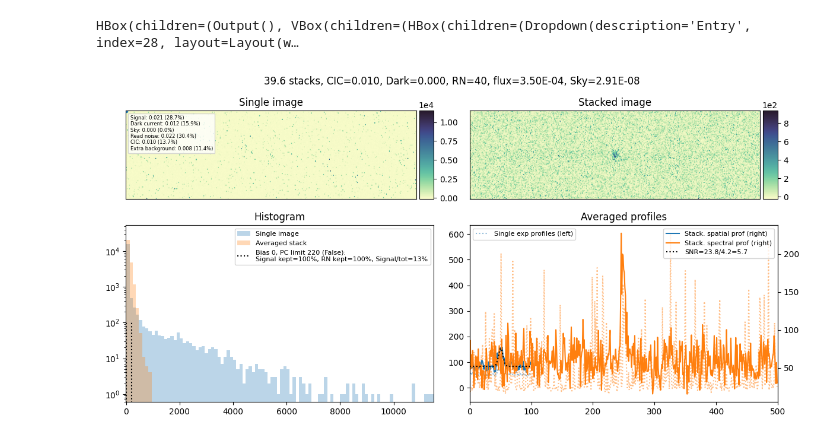
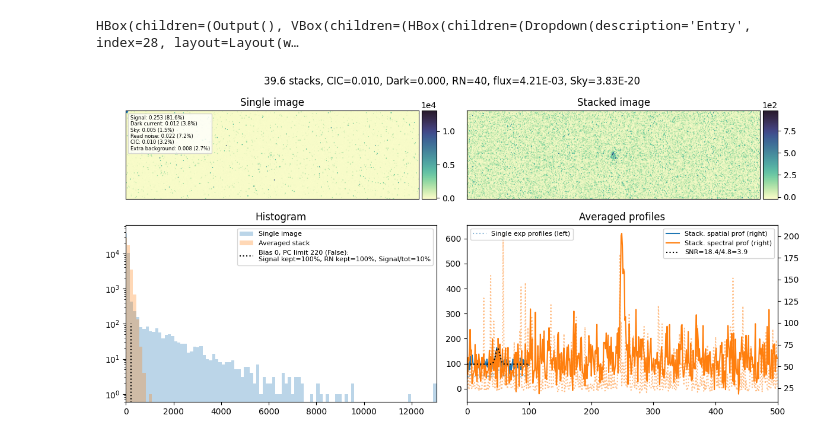
Before and after one commit to vpicouet/spectro-imager-etc, a Jupyter notebook: notebooks/ETC_FB2.ipynb, the cells around one changed output. Drawn from its saved outputs; the diff is of its cells as text; code cells hidden in the pictures.

Commit message:
add image, improve table

```diff
--- a/notebooks/ETC_FB2.ipynb
+++ b/notebooks/ETC_FB2.ipynb
@@ -5,7 +5,7 @@ import warnings
 warnings.filterwarnings("ignore")
 
 def SimulateFIREBallemCCDImage(
-    conv_gain=0.53, EmGain=1500, Bias="Auto", RN=80, p_pCIC=0.0005, p_sCIC=0, Dark=5e-4, Smearing=0.7, SmearExpDecrement=50000, exposure=50, flux=1e-3, source="Slit", Rx=8, Ry=8, size=[100, 100], OSregions=[0, -1], name="Auto", spectra="-", cube="-", n_registers=604, sky=0,save=False,stack=1,readout_time=1.5, cosmic_ray_loss=None, counting=True, QE=0.45, field="targets_F2.csv",QElambda=True,atmlambda=True,fraction_lya=0.05):
+    conv_gain=0.53, EmGain=1500, Bias="Auto", RN=80, p_pCIC=0.0005, p_sCIC=0, Dark=5e-4, Smearing=0.7, SmearExpDecrement=50000, exposure=50, flux=1e-3, source="Slit", Rx=8, Ry=8, size=[100, 100], OSregions=[0, -1], name="Auto", spectra="-", cube="-", n_registers=604, Sky=0,save=False,stack=1,readout_time=1.5, cosmic_ray_loss=None, counting=True, QE=0.45, field="targets_F2.csv",QElambda=True,atmlambda=True,fraction_lya=0.05):
     #%%
     # ConversionGain=0.53
     # EmGain=1500
@@ -23,7 +23,7 @@ def SimulateFIREBallemCCDImage(
     # Ry=4
     # name="Auto"
     # n_registers=604
-    # sky=0
+    # Sky=0
     # save=False
     # stack=stack=1#int(3600*1/50)
     # readout_time=1.5
@@ -33,7 +33,7 @@ def SimulateFIREBallemCCDImage(
 
     # size=[3216, 2069]
     # OSregions=[1066, 2124]
-    # EmGain=1500; Bias=0; RN=80; p_pCIC=1; p_sCIC=0; Dark=1/3600; Smearing=1; SmearExpDecrement=50000; exposure=50; flux=1; sky=4; source="Spectra m=17"; Rx=8; Ry=8;  size=[100, 100]; OSregions=[0, 120]; name="Auto"; spectra="Spectra m=17"; cube="-"; n_registers=604; save=False;readout_time=5;stack=100;QE=0.5
+    # EmGain=1500; Bias=0; RN=80; p_pCIC=1; p_sCIC=0; Dark=1/3600; Smearing=1; SmearExpDecrement=50000; exposure=50; flux=1; Sky=4; source="Spectra m=17"; Rx=8; Ry=8;  size=[100, 100]; OSregions=[0, 120]; name="Auto"; spectra="Spectra m=17"; cube="-"; n_registers=604; save=False;readout_time=5;stack=100;QE=0.5
     from astropy.modeling.functional_models import Gaussian2D, Gaussian1D
     from scipy.sparse import dia_matrix
     from scipy.interpolate import interp1d
@@ -79,7 +79,7 @@ def SimulateFIREBallemCCDImage(
                 a = Table.read("/Users/Vincent/Github/notebooks/Spectra/h_%sfos_spc.fits"%(source.split(" ")[-1]))
                 slits = Table.read("/Users/Vincent/Github/FireBallPipe/Calibration/Targets/2022/" + field).to_pandas()
                 trans = Table.read("/Users/Vincent/Github/FIREBall_IMO/Python Package/FireBallIMO-1.0/FireBallIMO/transmission_pix_resolution.csv")
-                QE = Table.read("/Users/Vincent/Github/FIREBall_IMO/Python Package/FireBallIMO-1.0/FireBallIMO/PSFDetector/efficiencies/QE_2022.csv")
+                QE = Table.read("interpolate/QE_2022.csv")
             QE = interp1d(QE["wave"]*10,QE["QE_corr"])#
             trans["trans_conv"] = np.convolve(trans["col2"],np.ones(5)/5,mode="same")
             trans = trans[:-5]
@@ -170,7 +170,7 @@ def SimulateFIREBallemCCDImage(
 
         slits = Table.read("/Users/Vincent/Github/FireBallPipe/Calibration/Targets/2022/" + field).to_pandas()
         trans = Table.read("/Users/Vincent/Github/FIREBall_IMO/Python Package/FireBallIMO-1.0/FireBallIMO/transmission_pix_resolution.csv")
-        QE = Table.read("/Users/Vincent/Github/FIREBall_IMO/Python Package/FireBallIMO-1.0/FireBallIMO/PSFDetector/efficiencies/QE_2022.csv")
+        QE = Table.read("interpolate/QE_2022.csv")
         QE = interp1d(QE["wave"]*10,QE["QE_corr"])#
         trans["trans_conv"] = np.convolve(trans["col2"],np.ones(5)/5,mode="same")
         trans = trans[:-5]
@@ -303,8 +303,8 @@ def SimulateFIREBallemCCDImage(
         source_im[:fitsim.shape[0],:fitsim.shape[1]]+=fitsim
 
 
-    source_im = (Dark + source_im + sky) * int(exposure)
-    source_im_wo_atm = (Dark + source_im_wo_atm + sky) * int(exposure)
+    source_im = (Dark + source_im + Sky) * int(exposure)
+    source_im_wo_atm = (Dark + source_im_wo_atm + Sky) * int(exposure)
     y_pix=1000
     # print(len(source_im),source_im.shape)
     if readout_time > 10:
@@ -460,7 +460,7 @@ gaus = lambda x, a, xo, sigma, offset: a ** 2 * np.exp(-np.square((x - xo) / sig
 n2,n1=100,500
 class Image(widgets.HBox):
 
-    def __init__(self, exposure_time=50, acquisition_time=1, Sky_LU=4, Signal=5.57e-18, EM_gain=1400,RN=109,CIC_charge=0.005, Dard_current=0.08,readout_time=1.5,x_axis='Spectra 0044p030',counting_mode=False,smearing=0.7,extra_background=0,PSF_RMS_mask=2.5,PSF_RMS_det = 3.5,QE=0.45,cosmic_ray_loss_per_sec=0.005,threshold=5.5,readout_sequence="S2_hdr: 0.97 ADU/e-, FW=52 KADU"):#,conv_gain=0.2,full_well=40000):
+    def __init__(self, exposure_time=50, acquisition_time=1, Sky=4, Signal=5.57e-18, EM_gain=1400,RN=109,CIC_charge=0.005, Dard_current=0.08,readout_time=1.5,x_axis='Spectra 0044p030',counting_mode=False,smearing=0.7,extra_background=0,PSF_RMS_mask=2.5,PSF_RMS_det = 3.5,QE=0.45,cosmic_ray_loss_per_sec=0.005,threshold=5.5,readout_sequence="S2_hdr: 0.97 ADU/e-, FW=52 KADU"):#,conv_gain=0.2,full_well=40000):
         super().__init__()
         self.output = widgets.Output()
         self.extra_background=extra_background
@@ -474,12 +474,12 @@ class Image(widgets.HBox):
             psf_source = 4
         ros_number, conv_gain, full_well = np.array(re.findall(r'[-+]?[0-9]*\.?[0-9]+(?:[eE][-+]?[0-9]+)?', readout_sequence),dtype=float)
 
-        new = Observation(exposure_time=exposure_time,Sky_LU=Sky_LU, acquisition_time=acquisition_time,counting_mode=counting_mode,Signal=Signal,EM_gain=EM_gain,RN=RN,CIC_charge=CIC_charge,Dard_current=Dard_current,readout_time=readout_time,smearing=smearing,extra_background=self.extra_background,PSF_RMS_mask=PSF_RMS_mask,PSF_RMS_det=PSF_RMS_det,QE=QE,cosmic_ray_loss_per_sec=cosmic_ray_loss_per_sec,psf_source=psf_source)
-        sky = np.unique(new.sky)[0]/exposure_time
+        new = Observation(exposure_time=exposure_time,Sky=Sky, acquisition_time=acquisition_time,counting_mode=counting_mode,Signal=Signal,EM_gain=EM_gain,RN=RN,CIC_charge=CIC_charge,Dard_current=Dard_current,readout_time=readout_time,smearing=smearing,extra_background=self.extra_background,PSF_RMS_mask=PSF_RMS_mask,PSF_RMS_det=PSF_RMS_det,QE=QE,cosmic_ray_loss_per_sec=cosmic_ray_loss_per_sec)
+        Sky = np.unique(new.Sky)[0]/exposure_time
         flux = np.unique(new.Signal_el)/exposure_time
 
-        self.im,self.im_stack, self.cube_stack, self.im0, _ = SimulateFIREBallemCCDImage(EmGain=EM_gain, Bias=0, RN=RN, p_pCIC=CIC_charge, p_sCIC=0, Dark=(Dard_current+extra_background)/3600, Smearing=smearing, SmearExpDecrement=50000, exposure=exposure_time, flux=flux, sky=sky, source=x_axis, Rx=PSF_RMS_det, Ry=PSF_RMS_det, size=[n1, n2], OSregions=[0, max(n2,n1)], name="Auto", spectra="-", cube="-", n_registers=604, save=False,readout_time=readout_time,stack=int(new.N_images_true),QE=QE,conv_gain=conv_gain)
-        # self.im0,self.im_stack,self.im = SimulateFIREBallemCCDImage(EmGain=EM_gain, Bias=0, RN=RN, p_pCIC=CIC_charge, p_sCIC=0, Dark=(Dard_current+extra_background)/3600, Smearing=smearing, SmearExpDecrement=50000, exposure=exposure_time, flux=flux, sky=sky, source='fesc=10%, slit=100mu, w=204', Rx=5, Ry=5, size=[100, 100], OSregions=[0, 100], name="Auto", spectra="-", cube="-", n_registers=604, save=False,readout_time=readout_time,stack=int(new.N_images_true))
+        self.im,self.im_stack, self.cube_stack, self.im0, _ = SimulateFIREBallemCCDImage(EmGain=EM_gain, Bias=0, RN=RN, p_pCIC=CIC_charge, p_sCIC=0, Dark=(Dard_current+extra_background)/3600, Smearing=smearing, SmearExpDecrement=50000, exposure=exposure_time, flux=flux, Sky=Sky, source=x_axis, Rx=PSF_RMS_det, Ry=PSF_RMS_det, size=[n1, n2], OSregions=[0, max(n2,n1)], name="Auto", spectra="-", cube="-", n_registers=604, save=False,readout_time=readout_time,stack=int(new.N_images_true),QE=QE,conv_gain=conv_gain)
+        # self.im0,self.im_stack,self.im = SimulateFIREBallemCCDImage(EmGain=EM_gain, Bias=0, RN=RN, p_pCIC=CIC_charge, p_sCIC=0, Dark=(Dard_current+extra_background)/3600, Smearing=smearing, SmearExpDecrement=50000, exposure=exposure_time, flux=flux, Sky=Sky, source='fesc=10%, slit=100mu, w=204', Rx=5, Ry=5, size=[100, 100], OSregions=[0, 100], name="Auto", spectra="-", cube="-", n_registers=604, save=False,readout_time=readout_time,stack=int(new.N_images_true))
         # self.im_stack=self.im_stack/self.im
         self.current_cmap = cmocean.cm.deep# current_cmap = cmocean.cm.solar# self.current_cmap = cmocean.cm.thermal
 
@@ -567,7 +567,7 @@ class Image(widgets.HBox):
         self.cbar2.formatter.set_powerlimits((0, 0))
         self.fig.canvas.toolbar_position = 'bottom'
 
-        title = '%0.1f stacks, CIC=%0.3f, Dark=%0.3f, RN=%i, flux=%0.2E, Sky=%0.2E'%(new.N_images_true,CIC_charge,Dard_current/3600,RN,flux,sky)
+        title = '%0.1f stacks, CIC=%0.3f, Dark=%0.3f, RN=%i, flux=%0.2E, Sky=%0.2E'%(new.N_images_true,CIC_charge,Dard_current/3600,RN,flux,Sky)
 
         self.fig.suptitle(title)
 
@@ -580,8 +580,9 @@ class Image(widgets.HBox):
 
         self.exposure_time = widgets.IntSlider( min=1, max=250,value=exposure_time, layout=Layout(width=width),description='Texp (s)',continuous_update=continuous_update,tooltip="Single frame exposure time in seconds")
         self.acquisition_time = widgets.FloatSlider( min=0.02, max=8,value=acquisition_time, layout=Layout(width=width),description='Taq (h)',continuous_update=continuous_update,tooltip="Total acquisition time in hours")
-        self.Sky_LU = widgets.FloatLogSlider( min=1, max=7,value=10**Sky_LU,base=10, style =style, layout=Layout(width=width),description='Sky (LU)',continuous_update=continuous_update,tooltip="Level of sky background illumination in line units")#4
+        # self.Sky = widgets.FloatLogSlider( min=1, max=7,value=10**Sky,base=10, style =style, layout=Layout(width=width),description='Sky (LU)',continuous_update=continuous_update,tooltip="Level of Sky background illumination in line units")#4
 
+        self.Sky = widgets.FloatLogSlider( min=-19, max=-15,value=Sky,base=10, style =style, layout=Layout(width=width),description='Sky',description_tooltip="Level of Sky background illumination in ergs/cm2/s/arcsec2/Å ")#5.57e-18
 
 
         self.EM_gain = widgets.IntSlider( min=1, max=2000,value=EM_gain, style = style, layout=Layout(width=width),description='EM gain',continuous_update=continuous_update,tooltip="EMCCD amplification gain in e-/e-")
@@ -612,7 +613,7 @@ class Image(widgets.HBox):
         # smearing = widgets.FloatSlider( min=0, max=1.5,value=0.7, layout=Layout(width='500px'),description='CTE not yet',step=0.001)#'$t_{aq}$ (h)') #widgets.Dropdown(options=[0.2,0.7,1.2],value=0.7,description='Smearing (pix)')
 
         def reset(_):
-            # for name in ["exposure_time","acquisition_time","Sky_LU","Signal","EM_gain","RN","CIC_charge","smearing","Dard_current","readout_time","x_axis","counting_mode","smearing","extra_background","QE"]:
+            # for name in ["exposure_time","acquisition_time","Sky","Signal","EM_gain","RN","CIC_charge","smearing","Dard_current","readout_time","x_axis","counting_mode","smearing","extra_background","QE"]:
             #     rsetattr(self, '%s.value'%(name), locals_[name])
             self.readout_time.value = self.readout_time.value - 0.001
             # self.update()
@@ -626,16 +627,16 @@ class Image(widgets.HBox):
         self.smearing = widgets.FloatSlider( min=0, max=2,value=smearing, layout=Layout(width=width),description='Smearing',step=0.01,continuous_update=continuous_update)#'$t_{aq}$ (h)') #widgets.Dropdown(options=[0.2,0.7,1.2],value=0.7,description='Smearing (pix)')
 #         self.smearing.layout.visibility = 'hidden'
 
-        # wids = widgets.interact(self.update,x_axis=x_axis,counting_mode=False,exposure_time=exposure_time,Sky_LU=Sky_LU,acquisition_time=acquisition_time,Signal=Signal,EM_gain=EM_gain,RN=RN, CIC_charge=CIC_charge, Dard_current=Dard_current, readout_time=readout_time)
-        wids = widgets.interactive(self.update,x_axis=self.x_axis,smearing=self.smearing,counting_mode=self.counting_mode,exposure_time=self.exposure_time,Sky_LU=self.Sky_LU,acquisition_time=self.acquisition_time,EM_gain=self.EM_gain,RN=self.RN, CIC_charge=self.CIC_charge, Dard_current=self.Dard_current, readout_time=self.readout_time,fwhm = self.fwhm,QE=self.QE, extra_background=self.extra_background,threshold=self.threshold,QElambda=self.QElambda,atmlambda=self.atmlambda,readout_sequence=self.readout_sequence,units=self.units,fraction_lya=self.fraction_lya)#,reset=self.reset)#,Signal=self.Signal,conv_gain=self.conv_gain, full_well=self.full_well
-        # controls = VBox([HBox([self.x_axis,self.reset,self.threshold,self.counting_mode,self.QElambda,self.atmlambda]),   HBox([self.Sky_LU,self.EM_gain,self.smearing])     ,  HBox([self.acquisition_time,self.Dard_current,self.CIC_charge]),    HBox([self.exposure_time,self.RN,self.readout_time]) , HBox([self.fwhm, self.extra_background, self.QE]) , HBox([self.readout_sequence, self.units, self.fraction_lya])] )#self.conv_gain, self.full_well
-        controls = VBox([HBox([self.x_axis,self.reset,self.readout_sequence, self.units]),   HBox([self.Sky_LU,self.EM_gain,self.smearing])     ,  HBox([self.acquisition_time,self.Dard_current,self.CIC_charge]),    HBox([self.exposure_time,self.RN,self.readout_time]) , HBox([self.fwhm, self.extra_background, self.QE]) , HBox([self.fraction_lya, self.counting_mode,self.atmlambda,self.QElambda,self.threshold,])] )#self.conv_gain, self.full_well
+        # wids = widgets.interact(self.update,x_axis=x_axis,counting_mode=False,exposure_time=exposure_time,Sky=Sky,acquisition_time=acquisition_time,Signal=Signal,EM_gain=EM_gain,RN=RN, CIC_charge=CIC_charge, Dard_current=Dard_current, readout_time=readout_time)
+        wids = widgets.interactive(self.update,x_axis=self.x_axis,smearing=self.smearing,counting_mode=self.counting_mode,exposure_time=self.exposure_time,Sky=self.Sky,acquisition_time=self.acquisition_time,EM_gain=self.EM_gain,RN=self.RN, CIC_charge=self.CIC_charge, Dard_current=self.Dard_current, readout_time=self.readout_time,fwhm = self.fwhm,QE=self.QE, extra_background=self.extra_background,threshold=self.threshold,QElambda=self.QElambda,atmlambda=self.atmlambda,readout_sequence=self.readout_sequence,units=self.units,fraction_lya=self.fraction_lya)#,reset=self.reset)#,Signal=self.Signal,conv_gain=self.conv_gain, full_well=self.full_well
+        # controls = VBox([HBox([self.x_axis,self.reset,self.threshold,self.counting_mode,self.QElambda,self.atmlambda]),   HBox([self.Sky,self.EM_gain,self.smearing])     ,  HBox([self.acquisition_time,self.Dard_current,self.CIC_charge]),    HBox([self.exposure_time,self.RN,self.readout_time]) , HBox([self.fwhm, self.extra_background, self.QE]) , HBox([self.readout_sequence, self.units, self.fraction_lya])] )#self.conv_gain, self.full_well
+        controls = VBox([HBox([self.x_axis,self.reset,self.readout_sequence, self.units]),   HBox([self.Sky,self.EM_gain,self.smearing])     ,  HBox([self.acquisition_time,self.Dard_current,self.CIC_charge]),    HBox([self.exposure_time,self.RN,self.readout_time]) , HBox([self.fwhm, self.extra_background, self.QE]) , HBox([self.fraction_lya, self.counting_mode,self.atmlambda,self.QElambda,self.threshold,])] )#self.conv_gain, self.full_well
         #self.threshold,self.counting_mode,self.QElambda,self.atmlambda
         display(HBox([self.output,controls]))
 
 # TODO add the conversion gain the calculus of magnitude
 
-    def update(self, x_axis,counting_mode,Sky_LU,acquisition_time,EM_gain,RN,CIC_charge,Dard_current,readout_time,exposure_time,smearing,fwhm,QE,extra_background,threshold,QElambda,atmlambda, readout_sequence,units, fraction_lya,cosmic_ray_loss_per_sec=0.005):#,reset=0):#Signal,conv_gain,full_well,
+    def update(self, x_axis,counting_mode,Sky,acquisition_time,EM_gain,RN,CIC_charge,Dard_current,readout_time,exposure_time,smearing,fwhm,QE,extra_background,threshold,QElambda,atmlambda, readout_sequence,units, fraction_lya,cosmic_ray_loss_per_sec=0.005):#,reset=0):#Signal,conv_gain,full_well,
         """Draw line in plot"""
         # from pyds9plugin.tools import SimulateFIREBallemCCDImage
         # from tools_etc import SimulateFIREBallemCCDImage
@@ -644,7 +645,7 @@ class Image(widgets.HBox):
 
         with self.output:
             args, _, _, locals_ = inspect.getargvalues(inspect.currentframe())
-#             title='Gain=%i, Texp=%i, CIC=%0.3f, Dark=%0.3f, RN=%i, Signal=%0.2E, Sky=%0.2E, e-/pix=%0.2E'%(EM_gain,exposure_time,CIC_charge,Dard_current,RN,Signal,Sky_LU,self.el_per_pix)
+#             title='Gain=%i, Texp=%i, CIC=%0.3f, Dark=%0.3f, RN=%i, Signal=%0.2E, Sky=%0.2E, e-/pix=%0.2E'%(EM_gain,exposure_time,CIC_charge,Dard_current,RN,Signal,Sky,self.el_per_pix)
 #             value = locals_[x_axis]
             if "Spectra mNUV=" in x_axis:
                 Signal = float(x_axis.split("=")[-1])
@@ -658,14 +659,14 @@ class Image(widgets.HBox):
                 self.threshold.layout.visibility = 'visible'
             else:
                 self.threshold.layout.visibility = 'hidden'
-            new = Observation(exposure_time=exposure_time,Sky_LU=Sky_LU, acquisition_time=acquisition_time,counting_mode=counting_mode,Signal=Signal,EM_gain=EM_gain,RN=RN,CIC_charge=CIC_charge,Dard_current=Dard_current,readout_time=readout_time,smearing=smearing,extra_background=extra_background,QE=QE,psf_source=psf_source)
-            sky = np.unique(new.sky)[0]/exposure_time
+            new = Observation(exposure_time=exposure_time,Sky=Sky, acquisition_time=acquisition_time,counting_mode=counting_mode,Signal=Signal,EM_gain=EM_gain,RN=RN,CIC_charge=CIC_charge,Dard_current=Dard_current,readout_time=readout_time,smearing=smearing,extra_background=extra_background,QE=QE)
+            Sky = np.unique(new.Sky)[0]/exposure_time
             flux = np.unique(new.Signal_el)/exposure_time
             ros_number, conv_gain, full_well = np.array(re.findall(r'[-+]?[0-9]*\.?[0-9]+(?:[eE][-+]?[0-9]+)?', readout_sequence),dtype=float)
             # conv_gain = 1/conv_gain
             full_well *= 1000
 
-            self.im,self.im_stack, self.cube_stack,self.im0,_  =  SimulateFIREBallemCCDImage(EmGain=EM_gain, Bias=0, RN=RN, p_pCIC=CIC_charge, p_sCIC=0, Dark=(Dard_current+extra_background)/3600, Smearing=smearing, SmearExpDecrement=50000, exposure=exposure_time, flux=flux, sky=sky, source=x_axis, Rx=fwhm[-1], Ry=np.sqrt(fwhm[-1]**2 + fwhm[0]**2), size=[n1, n2], OSregions=[0, max(n2,n1)], name="Auto", spectra="-", cube="-", n_registers=604, save=False,stack=int(new.N_images_true),readout_time=readout_time,QE=QE,QElambda=QElambda,atmlambda=atmlambda,conv_gain=conv_gain,fraction_lya=fraction_lya)
+            self.im,self.im_stack, self.cube_stack,self.im0,_  =  SimulateFIREBallemCCDImage(EmGain=EM_gain, Bias=0, RN=RN, p_pCIC=CIC_charge, p_sCIC=0, Dark=(Dard_current+extra_background)/3600, Smearing=smearing, SmearExpDecrement=50000, exposure=exposure_time, flux=flux, Sky=Sky, source=x_axis, Rx=fwhm[-1], Ry=np.sqrt(fwhm[-1]**2 + fwhm[0]**2), size=[n1, n2], OSregions=[0, max(n2,n1)], name="Auto", spectra="-", cube="-", n_registers=604, save=False,stack=int(new.N_images_true),readout_time=readout_time,QE=QE,QElambda=QElambda,atmlambda=atmlambda,conv_gain=conv_gain,fraction_lya=fraction_lya)
             self.im[self.im>full_well] = np.nan
             self.current_cmap.set_bad('red',1.)
             if units=="ADU/frame": #ADU/frame: ok basic
@@ -730,7 +731,7 @@ class Image(widgets.HBox):
             self.Flux_ADU =  np.sum(gaus( np.arange(len(stacked_profile)),*self.popt)-self.popt[-1])
             # self.Flux_ADU_counting =  np.sum(-np.log(1-( self.fit["function"]( np.arange(len(stacked_profile)),*self.fit["popt"])-self.fit["popt"][-1] )/(np.exp(-threshold*RN/EM_gain))))
             self.e_s_pix = self.Flux_ADU * new.dispersion / exposure_time / new.N_images_true/conv_gain  if counting_mode else  self.Flux_ADU * new.dispersion / EM_gain / exposure_time/conv_gain
-            self.flux = self.e_s_pix / new.Throughput/ new.Atmosphere / QE / new.area
+            self.flux = self.e_s_pix / new.Throughput/ new.Atmosphere / QE / new.Collecting_area
             photon_energy_erg = 9.93e-12
             self.mag = -2.5*np.log10(self.flux*photon_energy_erg/(2.06*1E-16))+20.08
             self.ax1bis.lines[2].set_label("SNR=%0.2f/%0.2f=%0.1f, mag=%0.2f"%(self.popt[0]**2,stacked_profile[:20].std(),self.SNR ,self.mag))
@@ -753,39 +754,39 @@ class Image(widgets.HBox):
             # self.fig.axes[3].patches.clear()
             # self.fig.axes[3].hist(self.im.flatten(),bins=self.bins,log=True,alpha=0.3,color=self.l1[0].get_color(),label='Single image')
             # self.fig.axes[3].hist(self.im_stack.flatten(),bins=self.bins,log=True,alpha=0.3,color=self.l2[0].get_color(),label='Averaged stack')
 
             self.ax2.legend(loc='upper right',fontsize=8)
             self.ax2.lines[0].set_xdata([self.mod,self.mod])
             self.ax2.lines[1].set_xdata([self.limit,self.limit])
             # title = 'Signal kept=%i%%, RN kept=%i%%\n'%(100*new.Photon_fraction_kept[0], 100*new.RN_fraction_kept[0])
             try:
                 title = 'Signal kept=%i%%, RN kept=%i%%, Signal/tot=%i%%'%(100*new.Photon_fraction_kept[0], 100*new.RN_fraction_kept[0],100*(np.mean(self.im_stack[40:-40,:])-np.mean(self.im_stack[:20,:]))/np.mean(self.im_stack[40:-40,:]))
             except IndexError as e:
                 title = 'Signal kept=%i%%, RN kept=%i%%, Signal/tot=%i%%'%(100*new.Photon_fraction_kept, 100*new.RN_fraction_kept[0],100*(np.mean(self.im_stack[40:-40,:])-np.mean(self.im_stack[:20,:]))/np.mean(self.im_stack[40:-40,:]))
 
             self.ax2.lines[0].set_label("Bias %i, PC limit %i (%s):\n%s "%(self.mod,self.limit, counting_mode, title))
             # self.ax2.set_xlim(xmax=)
             self.ax2.legend(fontsize=8,loc="upper right")
-            title = '%0.1f stacks, CIC=%0.3f, Dark=%0.3f, RN=%i, Flux=%0.2E, Sky=%0.2E'%(new.N_images_true,CIC_charge,Dard_current/3600,RN,flux,sky)
-            # title = '%0.1f stacks, Noise(e-/frame): CIC=%0.3f, Dark=%0.3f, RN=%i, Flux=%0.2E, Sky=%0.2E'%(new.N_images_true,CIC_charge**2,(Dard_current*exposure_time/3600)**2,RN,flux,sky)
+            title = '%0.1f stacks, CIC=%0.3f, Dark=%0.3f, RN=%i, Flux=%0.2E, Sky=%0.2E'%(new.N_images_true,CIC_charge,Dard_current/3600,RN,flux,Sky)
+            # title = '%0.1f stacks, Noise(e-/frame): CIC=%0.3f, Dark=%0.3f, RN=%i, Flux=%0.2E, Sky=%0.2E'%(new.N_images_true,CIC_charge**2,(Dard_current*exposure_time/3600)**2,RN,flux,Sky)
             self.fig.suptitle(title)
             self.fig.canvas.draw()
             # fitswrite(self.im, "/tmp/test_%s.fits"%(fwhm[1]))
 
 
 
-ETC = Image(EM_gain=1800,RN=40, CIC_charge=0.01, smearing=0.45,Dard_current=0.7,readout_time=3,exposure_time=60,counting_mode=False,Sky_LU=4.5,extra_background=0.5,PSF_RMS_mask=3.2,PSF_RMS_det = 3.2,QE=0.55,x_axis="Spectra mNUV=20",)#Spectra 1821p643
+ETC = Image(EM_gain=1800,RN=40, CIC_charge=0.01, smearing=0.45,Dard_current=0.7,readout_time=3,exposure_time=60,counting_mode=False,Sky=2.3e-18,extra_background=0.5,PSF_RMS_mask=3.2,PSF_RMS_det = 3.2,QE=0.55,x_axis="Spectra mNUV=20",)#Spectra 1821p643
 
 # 2018
-# ETC = Image(EM_gain=1400,RN=110, smearing=0.8,Dard_current=0.5,counting_mode=False,Sky_LU=5.5,extra_background=1,PSF_RMS_mask=1.8,PSF_RMS_det = 2.8,QE=0.55)
+# ETC = Image(EM_gain=1400,RN=110, smearing=0.8,Dard_current=0.5,counting_mode=False,Sky=5.5,extra_background=1,PSF_RMS_mask=1.8,PSF_RMS_det = 2.8,QE=0.55)
 # verif flux:
-# ETC = Image(EM_gain=1,RN=0, smearing=0,Dard_current=0,counting_mode=False,Sky_LU=4,extra_background=0,PSF_RMS_mask=0.1,PSF_RMS_det = 0.1,QE=1,CIC_charge=0)
+# ETC = Image(EM_gain=1,RN=0, smearing=0,Dard_current=0,counting_mode=False,Sky=4,extra_background=0,PSF_RMS_mask=0.1,PSF_RMS_det = 0.1,QE=1,CIC_charge=0)
 
 #No imncoming photons
-# ETC = Image(EM_gain=2000,RN=0, smearing=0.4,Dard_current=0,counting_mode=False,Sky_LU=1,extra_background=0,PSF_RMS_mask=1.8,PSF_RMS_det = 2.8,QE=0.55,x_axis="Spectra m=24",CIC_charge=0)#Spectra 1821p643
+# ETC = Image(EM_gain=2000,RN=0, smearing=0.4,Dard_current=0,counting_mode=False,Sky=1,extra_background=0,PSF_RMS_mask=1.8,PSF_RMS_det = 2.8,QE=0.55,x_axis="Spectra m=24",CIC_charge=0)#Spectra 1821p643
 # 2018, 30 images on F2
-#ETC = Image(exposure_time=50, acquisition_time=0.5, Sky_LU=6, Signal=5.57e-18, EM_gain=1400,RN=109,CIC_charge=0.005, Dard_current=1,readout_time=1.5,x_axis='Spectra m=17.5', counting_mode=False,smearing=1.5,extra_background=2,PSF_RMS_mask=2.5,PSF_RMS_det = 3.5,QE=0.45,cosmic_ray_loss_per_sec=0.005,threshold=5.5,readout_sequence="2018: 0.5 ADU/e-, FW=56 KADU")
+#ETC = Image(exposure_time=50, acquisition_time=0.5, Sky=6, Signal=5.57e-18, EM_gain=1400,RN=109,CIC_charge=0.005, Dard_current=1,readout_time=1.5,x_axis='Spectra m=17.5', counting_mode=False,smearing=1.5,extra_background=2,PSF_RMS_mask=2.5,PSF_RMS_det = 3.5,QE=0.45,cosmic_ray_loss_per_sec=0.005,threshold=5.5,readout_sequence="2018: 0.5 ADU/e-, FW=56 KADU")
 # %% [output]
 HBox(children=(Output(), VBox(children=(HBox(children=(Dropdown(description='Entry', index=28, layout=Layout(w…
-[figure, old version]
+[figure, new version]
 # %%
```
Also changed, not shown: parts of 2 cells of this notebook, 53 other files.
